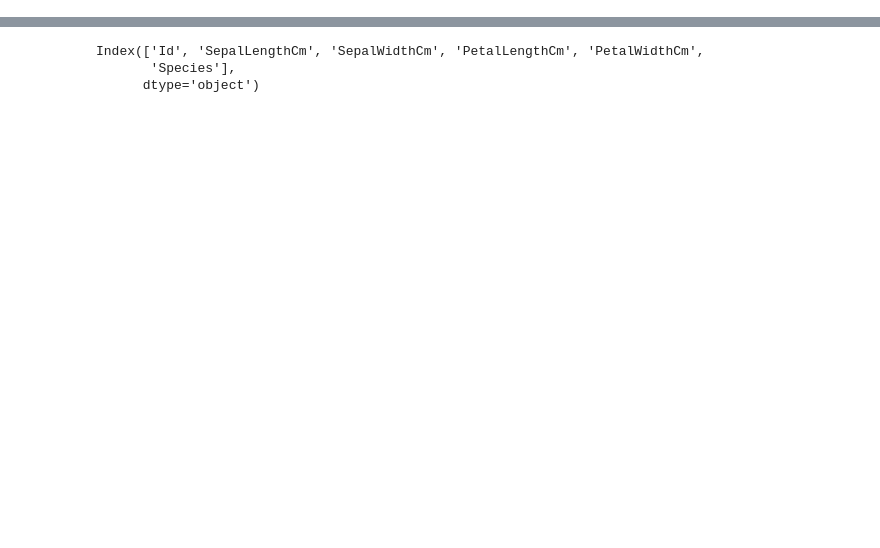
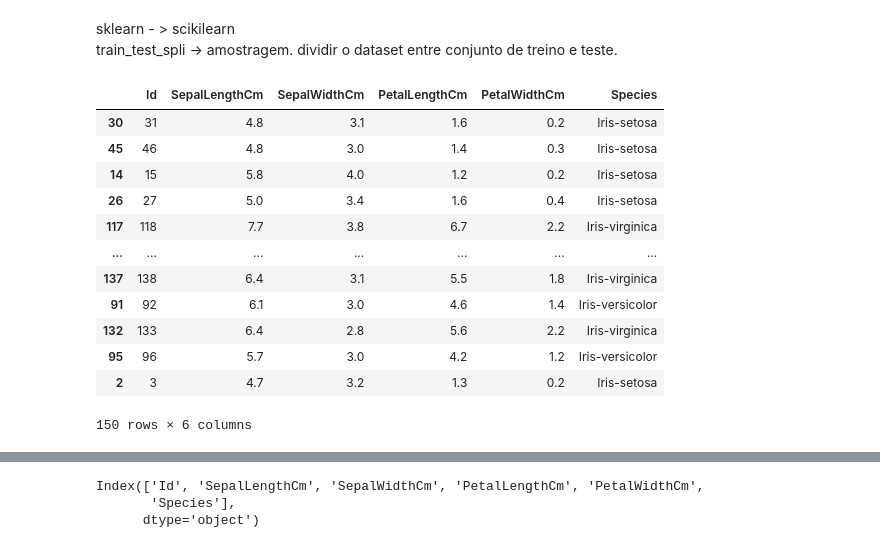
Before and after one commit to AlexandreAlvesUnipam/ml-supervised-dev, a Jupyter notebook: notebooks/logistic_regression.ipynb, the cells around one changed output, grey strips where cells are left out. Saved outputs shown, nothing was run; the diff lists cells and outputs as text; code cells hidden in the pictures; blank space fills up the shorter version.

```diff
--- a/notebooks/logistic_regression.ipynb
+++ b/notebooks/logistic_regression.ipynb
@@ -11,6 +11,24 @@ import matplotlib.pyplot as plt
+# %% [markdown]
+sklearn - > scikilearn\
+train_test_spli -> amostragem. dividir o dataset entre conjunto de treino e teste.
 # %%
 iris = pd.read_csv("../data/flores_iris.csv")
 iris = iris.sample(frac=1) # Embaralhando o dataset
+iris
+# %% [output]
+|  | Id | SepalLengthCm | SepalWidthCm | PetalLengthCm | PetalWidthCm | Species |
+| 30 | 31 | 4.8 | 3.1 | 1.6 | 0.2 | Iris-setosa |
+| 45 | 46 | 4.8 | 3.0 | 1.4 | 0.3 | Iris-setosa |
+| 14 | 15 | 5.8 | 4.0 | 1.2 | 0.2 | Iris-setosa |
+| 26 | 27 | 5.0 | 3.4 | 1.6 | 0.4 | Iris-setosa |
+| 117 | 118 | 7.7 | 3.8 | 6.7 | 2.2 | Iris-virginica |
+| ... | ... | ... | ... | ... | ... | ... |
+| 137 | 138 | 6.4 | 3.1 | 5.5 | 1.8 | Iris-virginica |
+| 91 | 92 | 6.1 | 3.0 | 4.6 | 1.4 | Iris-versicolor |
+| 132 | 133 | 6.4 | 2.8 | 5.6 | 2.2 | Iris-virginica |
+| 95 | 96 | 5.7 | 3.0 | 4.2 | 1.2 | Iris-versicolor |
+| 2 | 3 | 4.7 | 3.2 | 1.3 | 0.2 | Iris-setosa |
+150 rows × 6 columns
 # %%
 '''
 Antes de iniciar, vamos separar uma amostra de 10 dados para teste.
```
Also changed, not shown: parts of 29 cells of this notebook, 3 other files.
